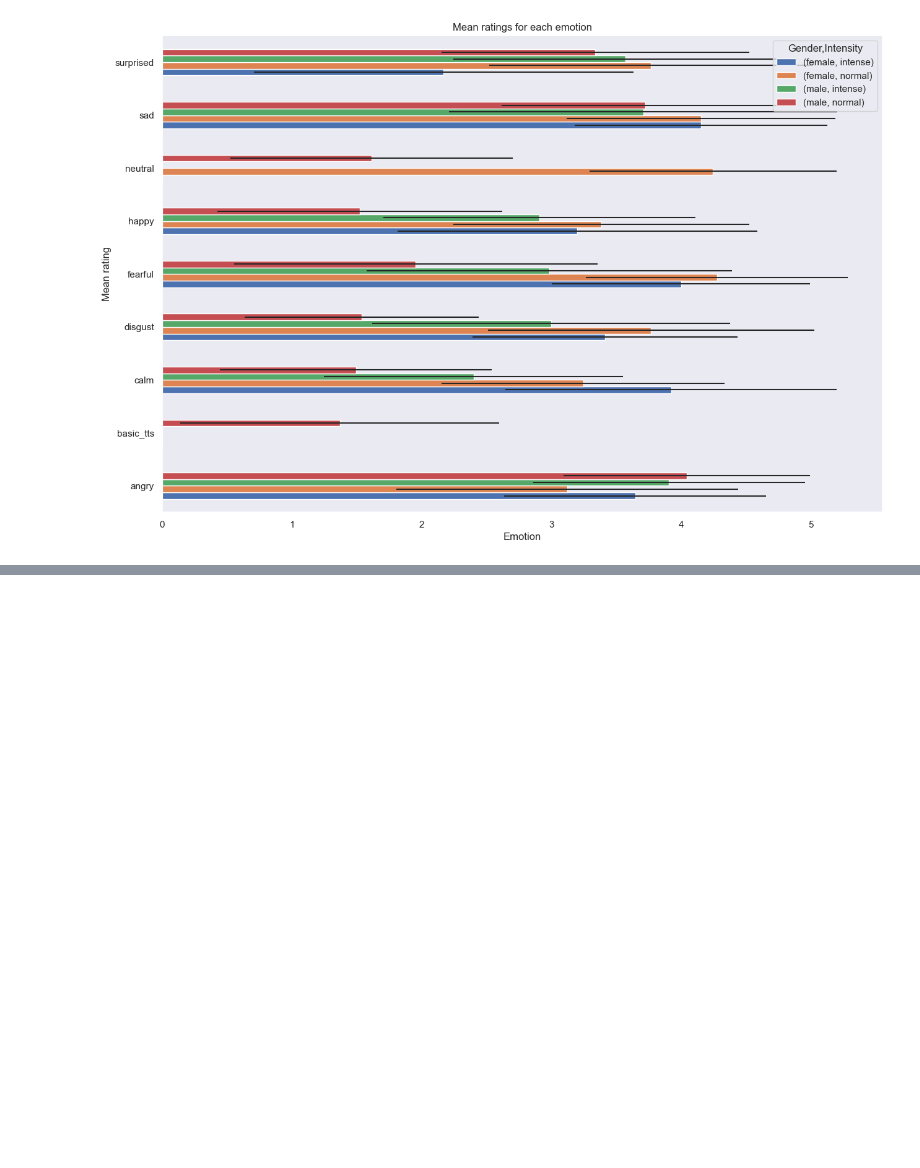
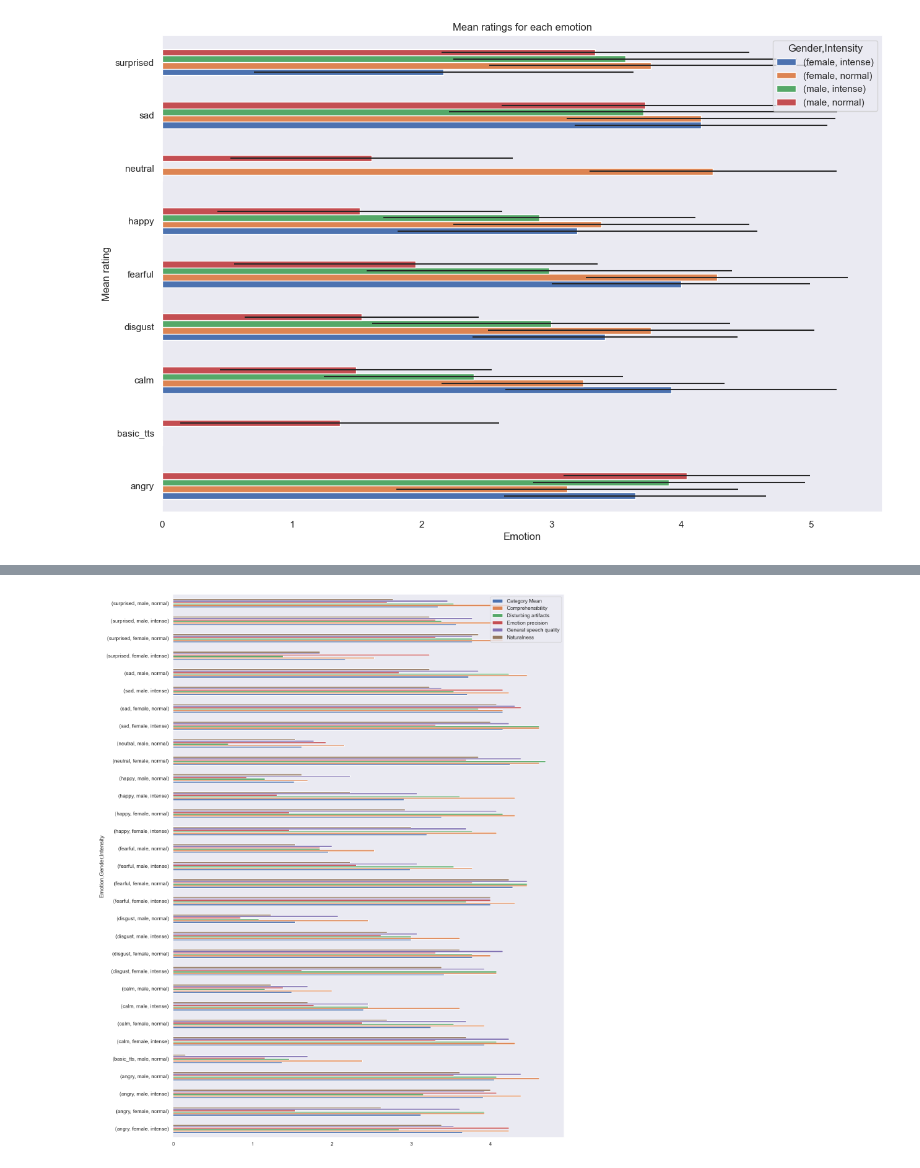
Before and after one commit to LeanderVonSeelstrang/TTS, a Jupyter notebook: survey/make_plots.ipynb, the cells around one changed output, grey strips where cells are left out. Saved outputs shown, nothing was run; the diff lists cells and outputs as text; code cells hidden in the pictures; blank space fills up the shorter version.

```diff
--- a/survey/make_plots.ipynb
+++ b/survey/make_plots.ipynb
@@ -240,0 +329,15 @@ category_mean_to_plot.plot.barh(figsize=(15, 10),
+# %%
+# Get all unique categories from the DataFrame
+categories = result_df.columns.get_level_values('Category').unique()
+
+# Create a list of tuples for each category with 'Mean'
+values = [(category, 'Mean') for category in categories]
+
+# Create the pivot table
+mean_pivot_df = result_df.pivot_table(values=values, index=['Emotion', 'Gender', 'Intensity'])
+# %%
+# If 'Mean' still appears as an index after transposing, drop it
+# Remove the 'Mean' level from the columns
+mean_pivot_df.columns = mean_pivot_df.columns.droplevel(1)
+
+mean_pivot_df.transpose()
@@ -240,0 +356,6 @@ category_mean_to_plot.plot.barh(figsize=(15, 10),
+# %%
+mean_pivot_df.plot(kind='barh', figsize=(15, 21))
+plt.legend(loc='best')
+plt.show()
+# %% [output]
+[figure, added]
```
Also changed, not shown: parts of 9 cells of this notebook, 2 other files.
